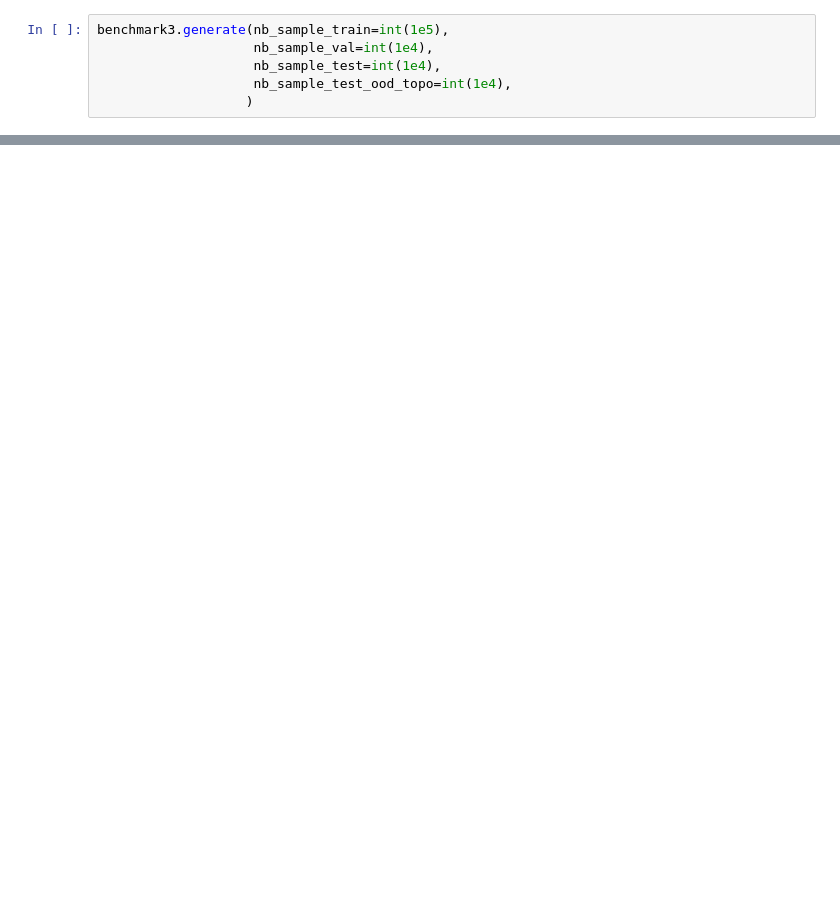
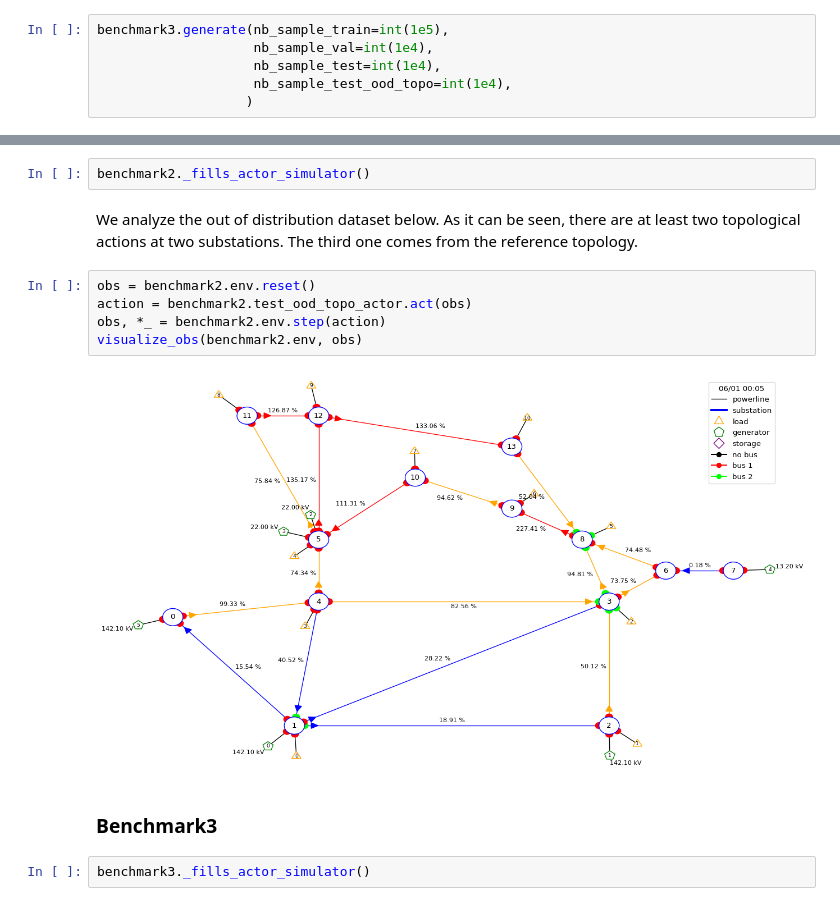
Before and after one commit to IRT-SystemX/LIPS, a Jupyter notebook: getting_started/01_GenerateData.ipynb, the cells around one changed output, grey strips where cells are left out. Drawn from its saved outputs; the diff is of its cells as text; blank space fills up the shorter version.

```diff
--- a/getting_started/01_GenerateData.ipynb
+++ b/getting_started/01_GenerateData.ipynb
@@ -87,0 +114,15 @@ benchmark3.generate(nb_sample_train=int(1e5),
+# %%
+benchmark2._fills_actor_simulator()
+# %% [markdown]
+We analyze the out of distribution dataset below. As it can be seen, there are at least two topological actions at two substations. The third one comes from the reference topology.
+# %%
+obs = benchmark2.env.reset()
+action = benchmark2.test_ood_topo_actor.act(obs)
+obs, *_ = benchmark2.env.step(action)
+visualize_obs(benchmark2.env, obs)
+# %% [output]
+[figure, added]
+# %% [markdown]
+### Benchmark3
+# %%
+benchmark3._fills_actor_simulator()
```
Also changed, not shown: parts of 13 cells of this notebook.
